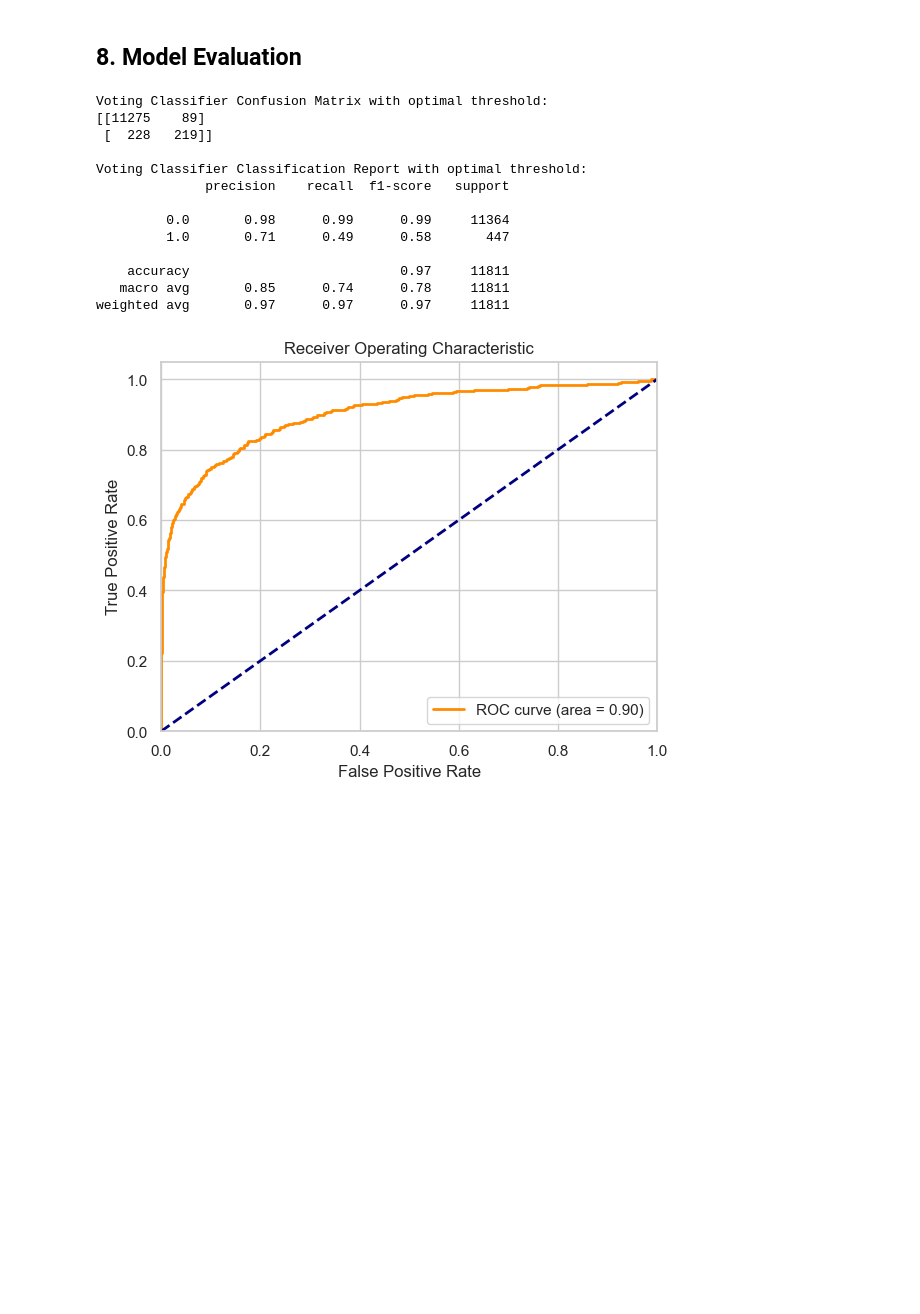
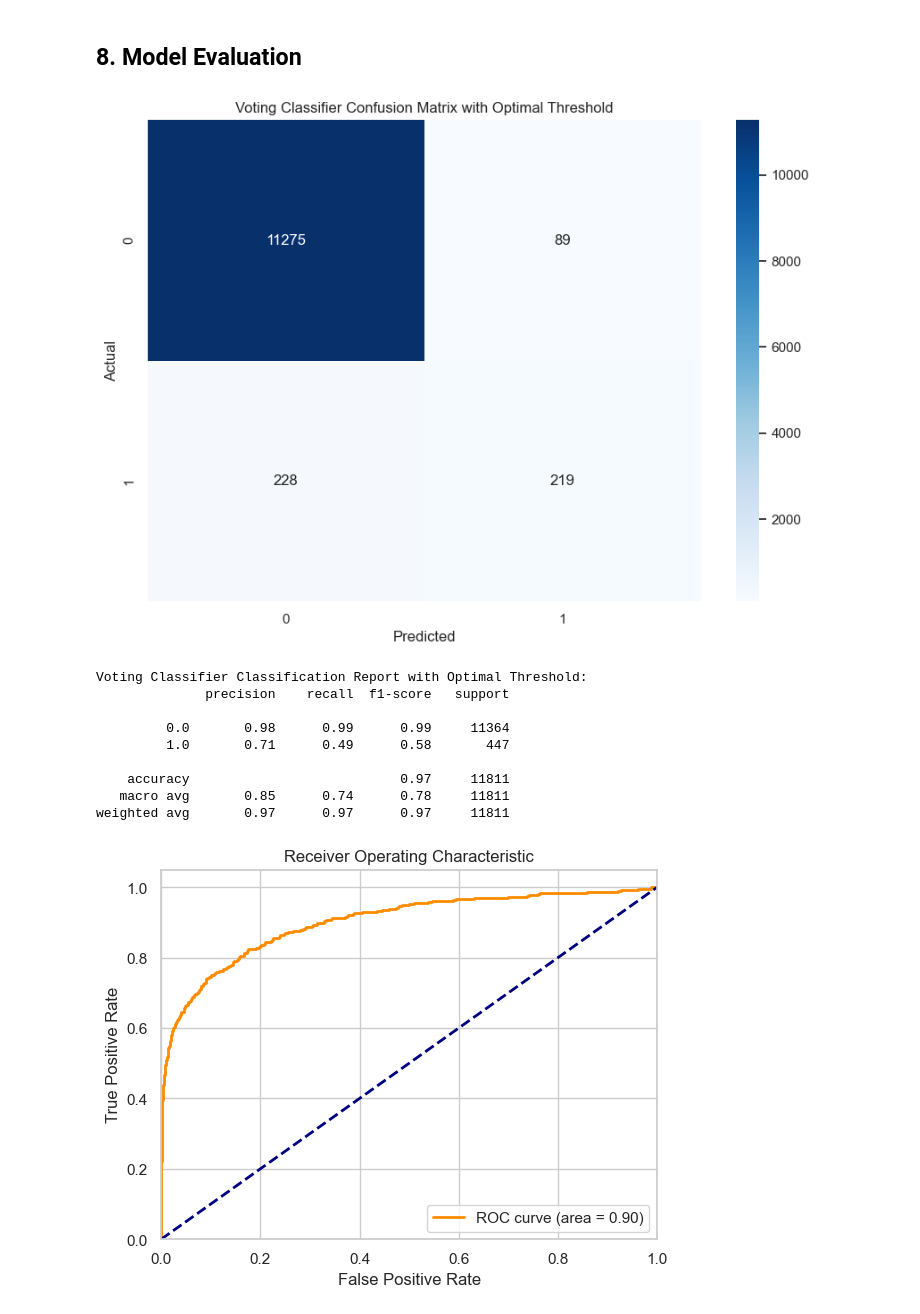
Before and after one commit to jaeeun225/Fraud_Detection_System, a Jupyter notebook: fraud_hunter.ipynb, the cells around one changed output. Cells and saved outputs as stored; diff of their text form; code cells hidden in the pictures; blank space fills up the shorter version.

```diff
--- a/fraud_detection_model.ipynb
+++ b/fraud_hunter.ipynb
@@ -597,19 +598,25 @@ weighted avg       0.97      0.97      0.97     11811
 # %%
 # Voting Classifier with optimal threshold
 y_proba_voting = voting_clf.predict_proba(X_val_top_n)[:, 1]
 y_pred_voting_optimal = adjust_threshold(voting_clf, X_val_top_n, optimal_threshold_voting)
 
-# Display results for Voting Classifier
-print("Voting Classifier Confusion Matrix with optimal threshold:")
-print(confusion_matrix(y_val, y_pred_voting_optimal))
-print("\nVoting Classifier Classification Report with optimal threshold:")
+# Compute confusion matrix
+cm = confusion_matrix(y_val, y_pred_voting_optimal)
+
+# Plot confusion matrix
+plt.figure(figsize=(10, 7))
+sns.heatmap(cm, annot=True, fmt='d', cmap='Blues')
+plt.title('Voting Classifier Confusion Matrix with Optimal Threshold')
+plt.xlabel('Predicted')
+plt.ylabel('Actual')
+plt.show()
+
+# Print classification report
+print("Voting Classifier Classification Report with Optimal Threshold:")
 print(classification_report(y_val, y_pred_voting_optimal))
 # %% [output]
+[figure, added]
-Voting Classifier Confusion Matrix with optimal threshold:
-[[11275    89]
- [  228   219]]
-
-Voting Classifier Classification Report with optimal threshold:
+Voting Classifier Classification Report with Optimal Threshold:
               precision    recall  f1-score   support
 
          0.0       0.98      0.99      0.99     11364
```
Also changed, not shown: parts of 6 cells of this notebook, 6 other files.
